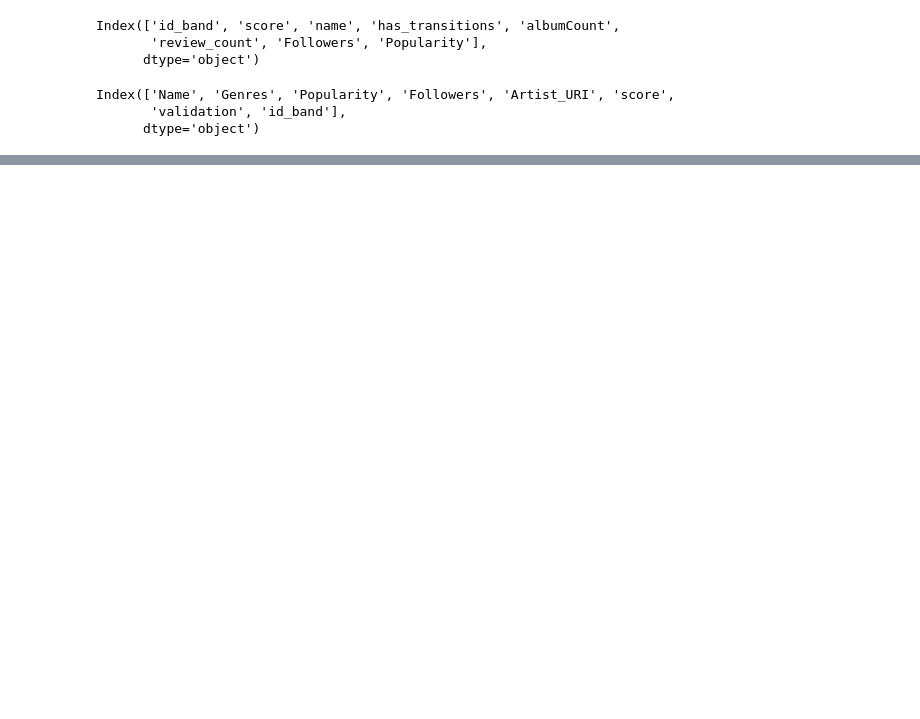
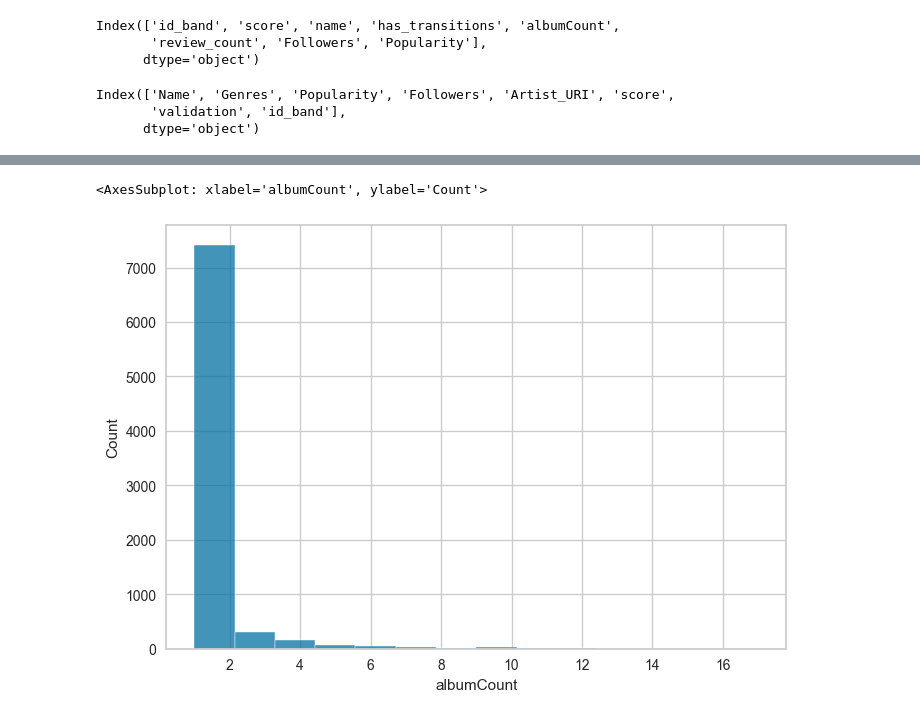
Before and after one commit to chainReactionCol/newRep, a Jupyter notebook: Ev_ML_Sanchez_Ruiz.ipynb, the cells around one changed output, grey strips where cells are left out. Drawn from its saved outputs; the diff is of its cells as text; code cells hidden in the pictures; blank space fills up the shorter version.

```diff
--- a/Ev_ML_Sanchez_Ruiz.ipynb
+++ b/Ev_ML_Sanchez_Ruiz.ipynb
@@ -445 +445,6 @@ filtered_Spotify
 436 rows × 6 columns
+# %%
+sns.histplot(Api_df['albumCount'])
+# %% [output]
+<AxesSubplot: xlabel='albumCount', ylabel='Count'>
+[figure, added]
```
Also changed, not shown: parts of 35 cells of this notebook.
